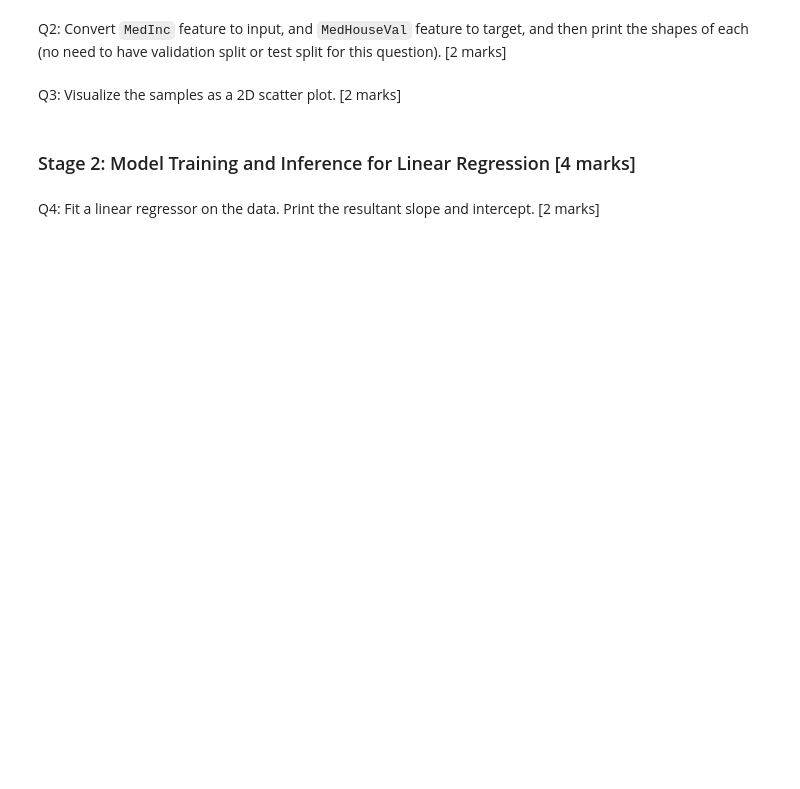
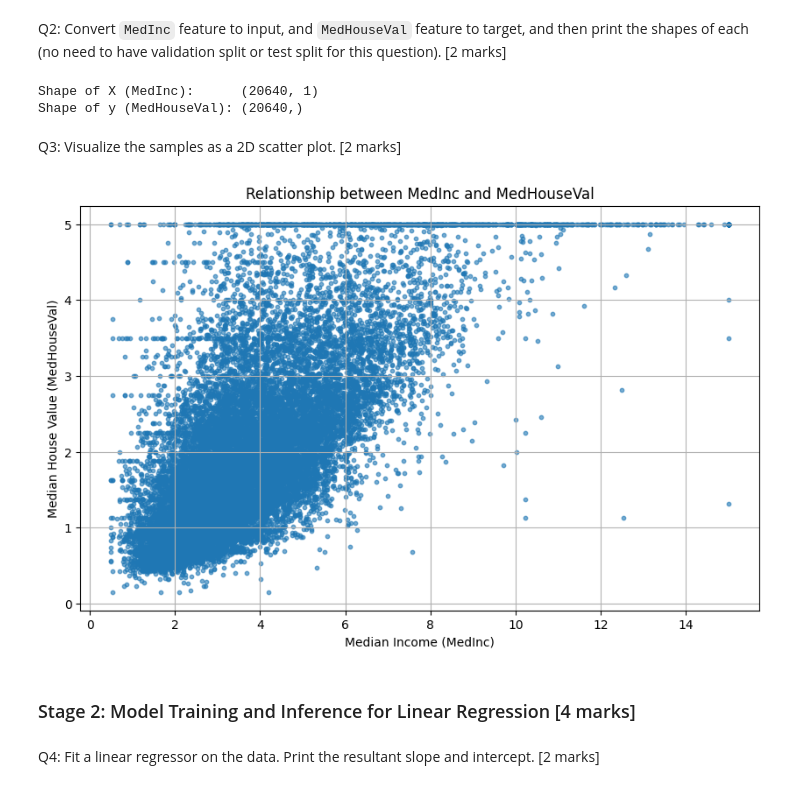
Before and after one commit to aloks6260/iitkgp_ds, a Jupyter notebook: M1-Assignment-Starter-Notebook.ipynb, the cells around one changed output. Drawn from its saved outputs; the diff is of its cells as text; code cells hidden in the pictures; blank space fills up the shorter version.

```diff
--- a/M1-Assignment-Starter-Notebook.ipynb
+++ b/M1-Assignment-Starter-Notebook.ipynb
@@ -36,2 +42,20 @@ Q2: Convert `MedInc` feature to input, and `MedHouseVal` feature to target, and
+# %%
+### YOUR CODE STARTS HERE ###
+# Find the name of 'MedInc' feature
+medinc_feature_name = california_data.feature_names[california_data.feature_names.index('MedInc')]
+
+# Isolate MedInc as the input feature (X)
+X = california_data.data[medinc_feature_name].values.reshape(-1, 1)
+
+# Isolate MedHouseVal as the target (y)
+y = california_data.target
+
+# Report the shapes of the resulting arrays
+print("Shape of X (MedInc):".ljust(25), X.shape)
+print("Shape of y (MedHouseVal):".ljust(25), y.shape)
+### YOUR CODE ENDS HERE ###
+# %% [output]
+Shape of X (MedInc):      (20640, 1)
+Shape of y (MedHouseVal): (20640,)
 # %% [markdown]
 Q3: Visualize the samples as a 2D scatter plot. [2 marks]
@@ -42,3 +62,16 @@ Q3: Visualize the samples as a 2D scatter plot. [2 marks]
+# %%
+### YOUR CODE STARTS HERE ###
+# Create a scatter plot
+plt.figure(figsize=(10, 6))
+plt.scatter(X, y, alpha=0.6, s=10)
+plt.title('Relationship between MedInc and MedHouseVal')
+plt.xlabel('Median Income (MedInc)')
+plt.ylabel('Median House Value (MedHouseVal)')
+plt.grid(True)
+plt.show()
+### YOUR CODE ENDS HERE ###
+# %% [output]
+[figure, added]
 # %% [markdown]
 ### Stage 2: Model Training and Inference for Linear Regression [4 marks]
 # %% [markdown]
```
Also changed, not shown: parts of 17 cells of this notebook.
